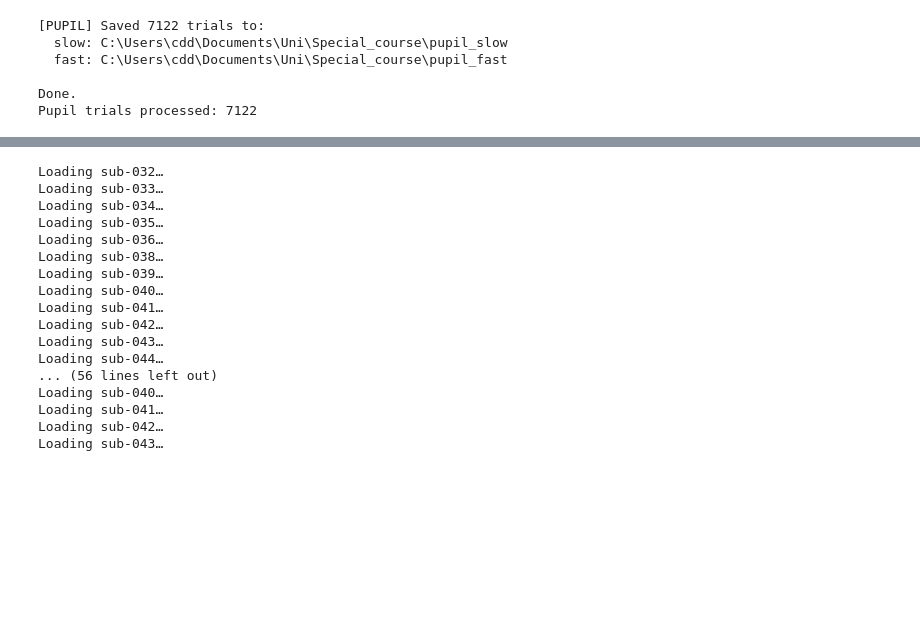
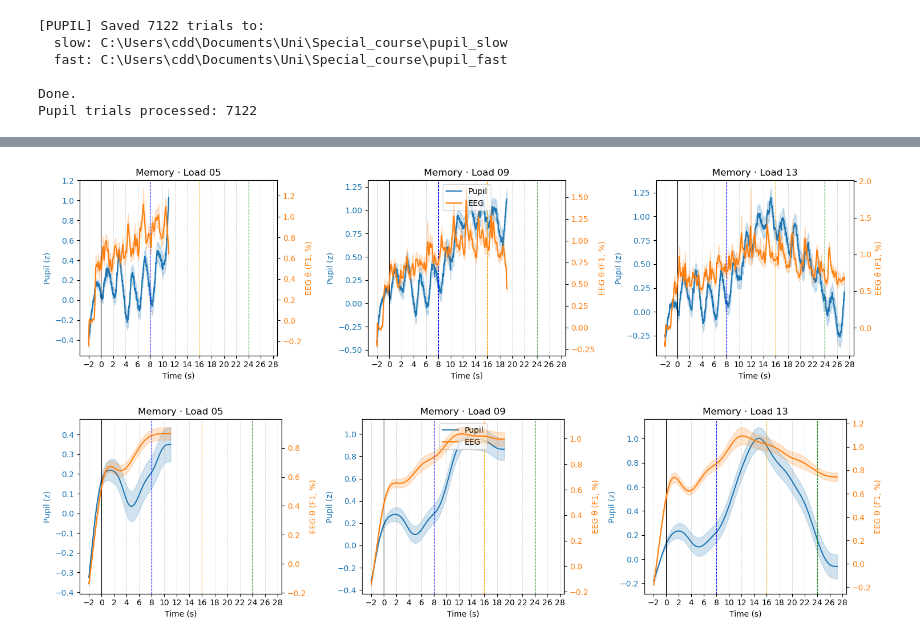
Before and after one commit to Claradavilaa/Special_course, a Jupyter notebook: THESIS/fast_slow_components/filter_components.ipynb, the cells around one changed output, grey strips where cells are left out. Cells and saved outputs as stored; diff of their text form; code cells hidden in the pictures; blank space fills up the shorter version.

```diff
--- a/THESIS/fast_slow_components/filter_components.ipynb
+++ b/THESIS/fast_slow_components/filter_components.ipynb
@@ -699,28 +717,21 @@ all_epochs_eeg   = load_epochs_eeg(EPOCHS_ROOT_EEG)
 # %%
 mem_pupil, _ = group_and_average_components(all_epochs_pupil, low_fc=0.25, band=(0.4,0.7), x_plot="diameter")
-mem_eeg,   _ = group_and_average_components(all_epochs_eeg,   low_fc=0.2, band=(0.4,0.7), x_plot="Fz")  # filters are ignored if you use comp='orig'
-
-plot_memory_pupil_eeg(mem_pupil, mem_eeg,
-                      pupil_comp="orig",   # or "phasic"
-                      eeg_comp="orig",     # keep "orig" for EEG
-                      loads=(5,9,13),
-                      pupil_label="Pupil (z)",
-                      eeg_label="EEG θ (Fz, %)")
+mem_eeg,   _ = group_and_average_components(all_epochs_eeg,   low_fc=0.2, band=(0.4,0.7), x_plot="signal")  # filters are ignored if you use comp='orig'
-# %% [output]
-Loading sub-032…
-Loading sub-033…
-Loading sub-034…
-Loading sub-035…
-Loading sub-036…
-Loading sub-038…
-Loading sub-039…
-Loading sub-040…
-Loading sub-041…
-Loading sub-042…
-Loading sub-043…
-Loading sub-044…
-... (56 lines left out)
-Loading sub-040…
-Loading sub-041…
-Loading sub-042…
-Loading sub-043…
+# %%
+plot_memory_pupil_eeg(mem_pupil, mem_eeg,
+                      pupil_comp="orig",
+                      eeg_comp="orig",
+                      loads=(5,9,13),
+                      pupil_label="Pupil (z)",
+                      eeg_label="EEG θ (F1, %)")
+# %% [output]
+[figure, added]
+# %%
+plot_memory_pupil_eeg(mem_pupil, mem_eeg,
+                      pupil_comp="tonic",
+                      eeg_comp="tonic",
+                      loads=(5,9,13),
+                      pupil_label="Pupil (z)",
+                      eeg_label="EEG θ (F1, %)")
+# %% [output]
+[figure, added]
```
Also changed, not shown: parts of 2 cells of this notebook, 5 other files.
